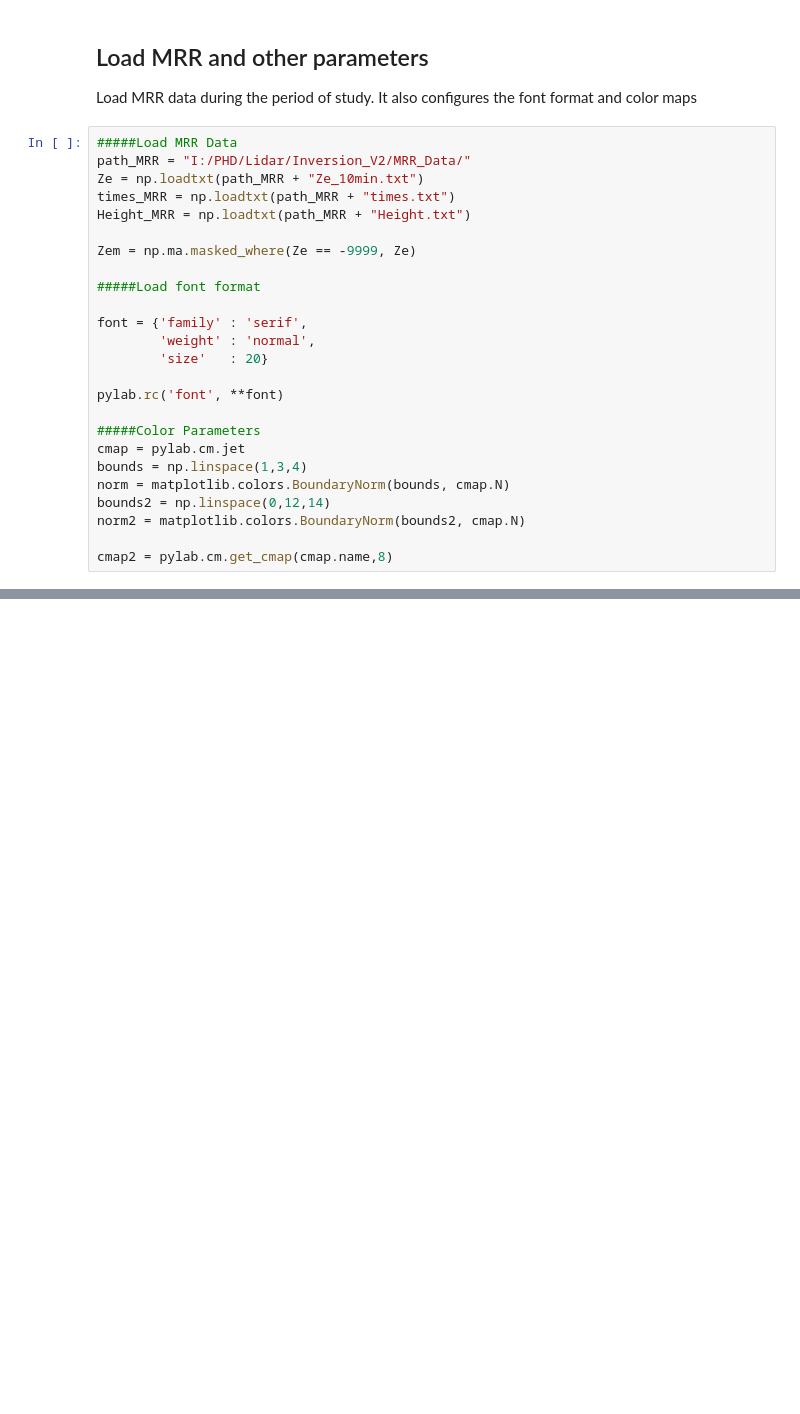
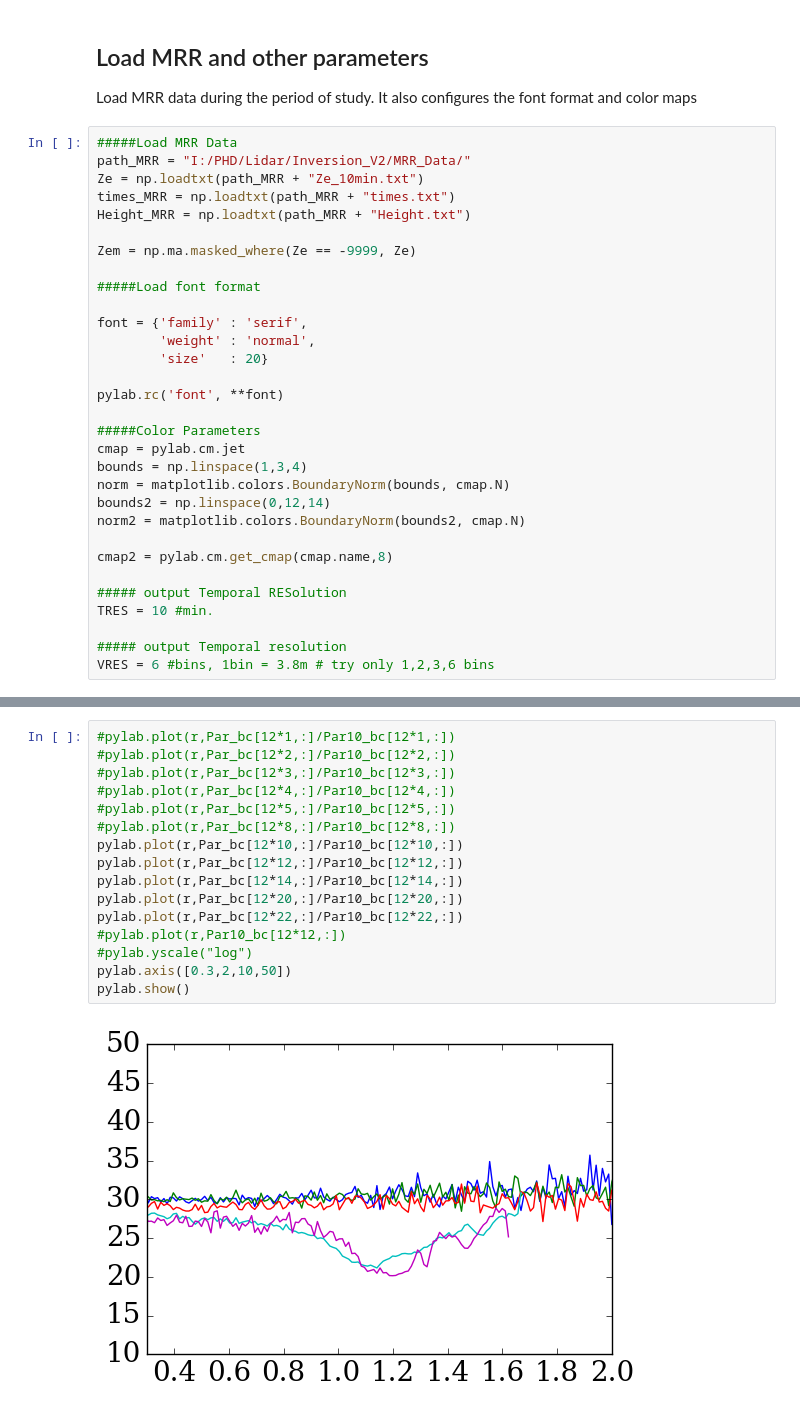
Before and after one commit to cduranalarcon/Lidar_DDU, a Jupyter notebook: Notebooks/Lidar_Raw_to_Classif.ipynb, the cells around one changed output, grey strips where cells are left out. Drawn from its saved outputs; the diff is of its cells as text; blank space fills up the shorter version.

```diff
--- a/Notebooks/Lidar_Raw_to_Classif.ipynb
+++ b/Notebooks/Lidar_Raw_to_Classif.ipynb
@@ -62,3 +64,9 @@ bounds2 = np.linspace(0,12,14)
 norm2 = matplotlib.colors.BoundaryNorm(bounds2, cmap.N)
 
 cmap2 = pylab.cm.get_cmap(cmap.name,8)
+
+##### output Temporal RESolution
+TRES = 10 #min.
+
+##### output Temporal resolution
+VRES = 6 #bins, 1bin = 3.8m # try only 1,2,3,6 bins
@@ -64,0 +267,18 @@ cmap2 = pylab.cm.get_cmap(cmap.name,8)
+# %%
+#pylab.plot(r,Par_bc[12*1,:]/Par10_bc[12*1,:])
+#pylab.plot(r,Par_bc[12*2,:]/Par10_bc[12*2,:])
+#pylab.plot(r,Par_bc[12*3,:]/Par10_bc[12*3,:])
+#pylab.plot(r,Par_bc[12*4,:]/Par10_bc[12*4,:])
+#pylab.plot(r,Par_bc[12*5,:]/Par10_bc[12*5,:])
+#pylab.plot(r,Par_bc[12*8,:]/Par10_bc[12*8,:])
+pylab.plot(r,Par_bc[12*10,:]/Par10_bc[12*10,:])
+pylab.plot(r,Par_bc[12*12,:]/Par10_bc[12*12,:])
+pylab.plot(r,Par_bc[12*14,:]/Par10_bc[12*14,:])
+pylab.plot(r,Par_bc[12*20,:]/Par10_bc[12*20,:])
+pylab.plot(r,Par_bc[12*22,:]/Par10_bc[12*22,:])
+#pylab.plot(r,Par10_bc[12*12,:])
+#pylab.yscale("log")
+pylab.axis([0.3,2,10,50])
+pylab.show()
+# %% [output]
+[figure, added]
```
Also changed, not shown: parts of 16 cells of this notebook.
